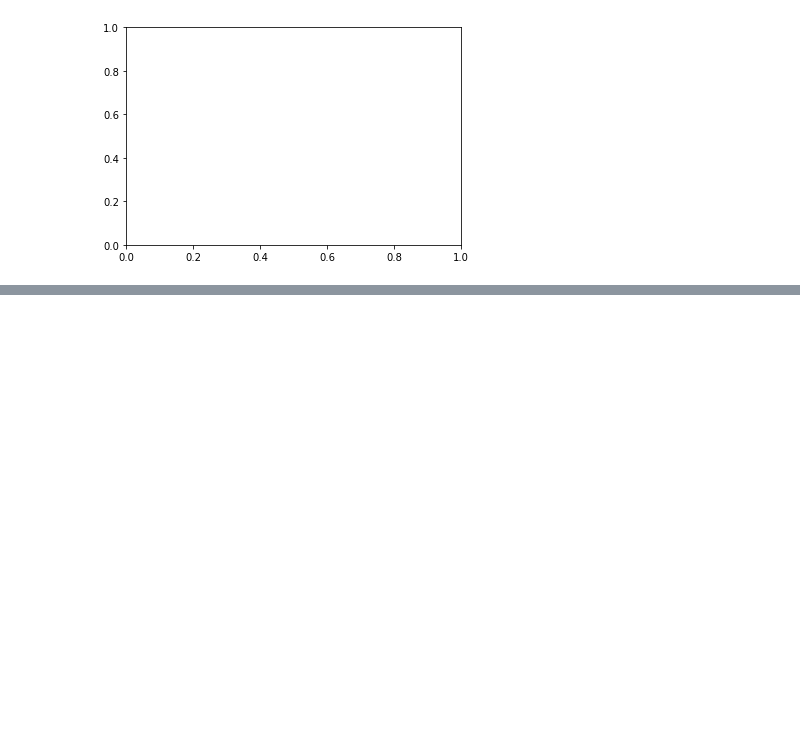
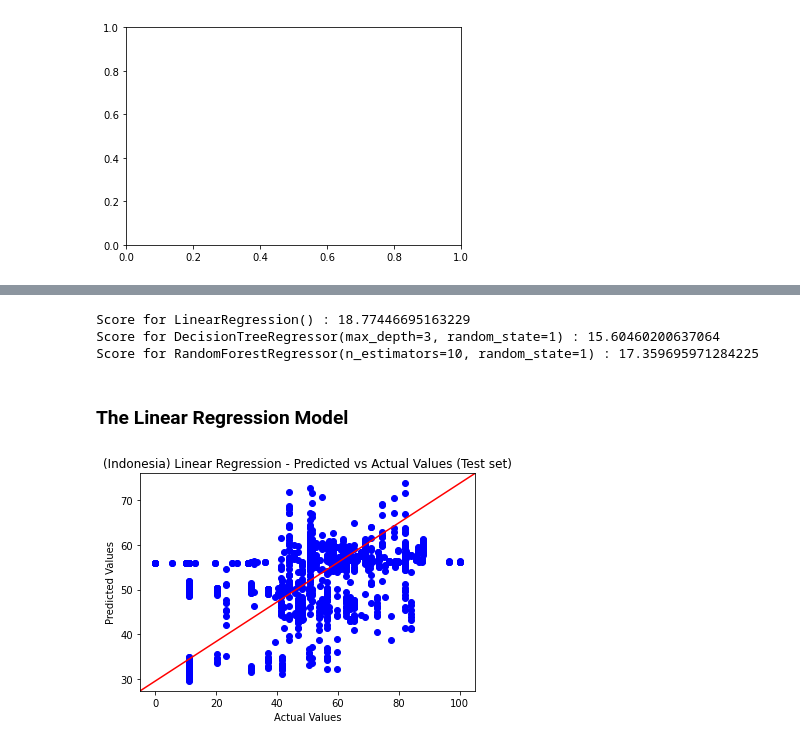
Before and after one commit to TristanKoh/p4ds-project, a Jupyter notebook: checkpoint_3/modelling.ipynb, the cells around one changed output, grey strips where cells are left out. Saved outputs shown, nothing was run; the diff lists cells and outputs as text; code cells hidden in the pictures; blank space fills up the shorter version.

Commit message:
added other countries for part 2

```diff
--- a/checkpoint_3/modelling.ipynb
+++ b/checkpoint_3/modelling.ipynb
@@ -367,8 +365,3 @@ ax.plot([0,1],[0,1], transform=ax.transAxes, color = 'red')
 plt.show()
 # %% [output]
 [figure]
-# %%
-model = trained_models_gb["model"][1]
-
-fig = plt.figure(figsize=(25,20))
-_ = tree.plot_tree(model, feature_names=feature_names, filled=True)
@@ -418,0 +396,40 @@ Name: stringency_index, Length: 1246, dtype: float64
+# %%
+# Instantiate models
+linear_reg = LinearRegression()
+decision_tree = DecisionTreeRegressor(max_depth=3, random_state = 1)
+random_forest = RandomForestRegressor(n_estimators = 10, random_state=1)
+
+models = [linear_reg, decision_tree, random_forest]
+# %%
+x_train, x_test, y_train, y_test = train_test_split(df_part2_id[columns_to_standardise], df_part2_id["stringency_index"], test_size = 0.2, random_state =1)
+# %%
+trained_models_id = {"model" : [], "predicted_results" : [], "score": []}
+
+for model in models :
+    model.fit(x_train, y_train)
+    y_pred = model.predict(x_test)
+    mse = mean_squared_error(y_test, y_pred)
+    rmse = np.sqrt(mse)
+
+    trained_models_id["model"].append(model)
+    trained_models_id["predicted_results"].append(y_pred)
+    trained_models_id["score"].append(rmse)
+# %%
+for x in range(len(trained_models_id['model'])):
+    print('Score for', trained_models_id['model'][x], ':', trained_models_id['score'][x])
+# %% [output]
+Score for LinearRegression() : 18.77446695163229
+Score for DecisionTreeRegressor(max_depth=3, random_state=1) : 15.60460200637064
+Score for RandomForestRegressor(n_estimators=10, random_state=1) : 17.359695971284225
+# %% [markdown]
+### The Linear Regression Model
+# %%
+fig, ax = plt.subplots()
+ax.scatter(y_test, trained_models_id["predicted_results"][0], color = 'blue')
+plt.title('(Indonesia) Linear Regression - Predicted vs Actual Values (Test set)')
+plt.xlabel('Actual Values')
+plt.ylabel('Predicted Values')
+ax.plot([0,1],[0,1], transform=ax.transAxes, color = 'red')
+plt.show()
+# %% [output]
+[figure, added]
```
Also changed, not shown: parts of 30 cells of this notebook.
